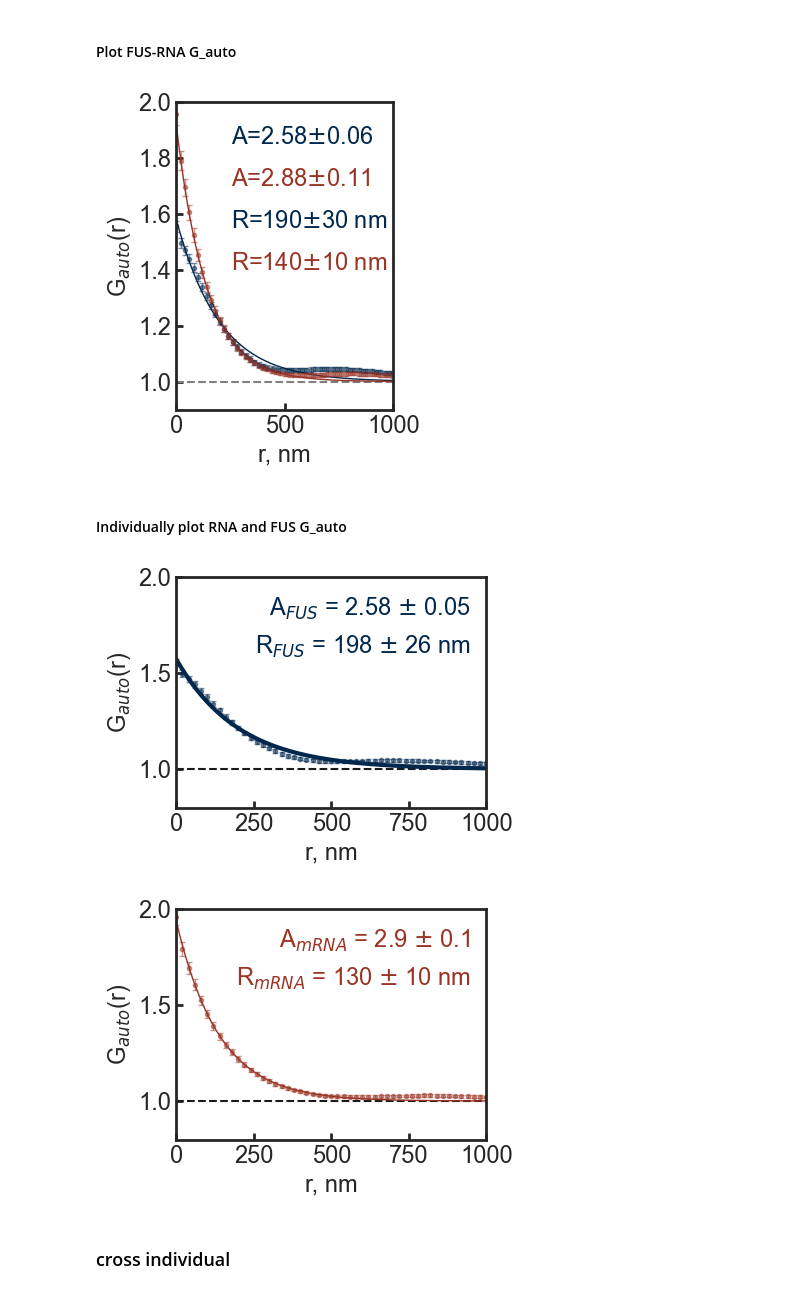
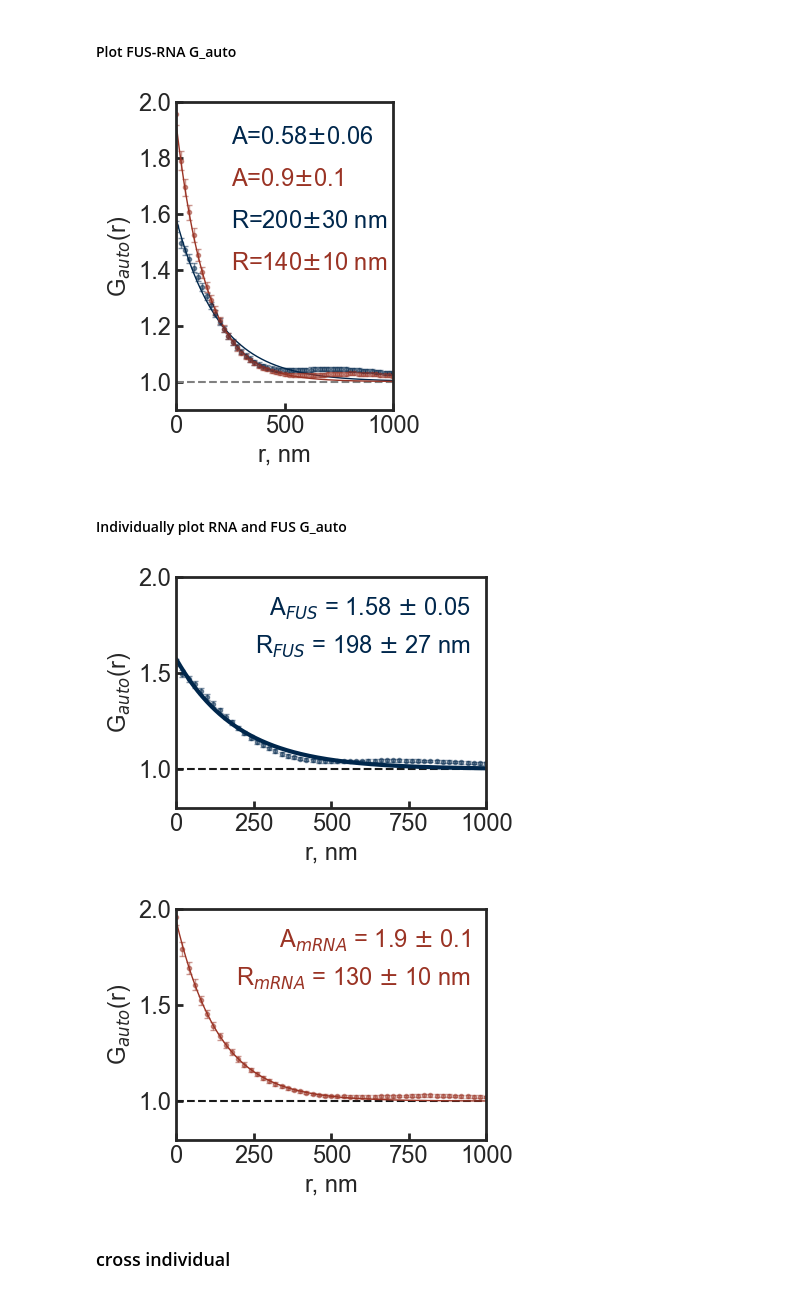
Before and after one commit to walterlab-um/intra_condensate_SPT, a Jupyter notebook: plot_paper_figure/Fig3_FL_FUS_ALEX_PCF.ipynb, the cells around one changed output. Drawn from its saved outputs; the diff is of its cells as text; code cells hidden in the pictures.

```diff
--- a/plot_paper_figure/Fig3_FL_FUS_ALEX_PCF.ipynb
+++ b/plot_paper_figure/Fig3_FL_FUS_ALEX_PCF.ipynb
@@ -111,7 +111,7 @@ def bootstrap(bins, lst_PCF_per_condensate, lst_N_locations, bs_size=30, bs_roun
         A, r0 = popt
         reduced_chi_square = red_chi(bins[1:], A, r0, weighted_mean[1:], weighted_std[1:])
 
-        lst_A.append(A+1)
+        lst_A.append(A)
         lst_r0.append(r0)
         lst_red_chi2.append(reduced_chi_square)
 
@@ -202,7 +202,7 @@ lst_A_FL, lst_r0_FL, lst_red_chi2_FL = bootstrap(
     lst_PCF_per_condensate,
     lst_N_locations,
     30,
-    3000,
+    5000,
 )
 ci_A = (np.percentile(lst_A_FL, 5), np.percentile(lst_A_FL, 95))
 bs_A_mean_FL = np.mean(ci_A)
@@ -228,7 +228,7 @@ lst_A_FUS, lst_r0_FUS, lst_red_chi2_FUS = bootstrap(
     lst_PCF_per_condensate,
     lst_N_locations,
     30,
-    3000,
+    5000,
 )
 ci_A = (np.percentile(lst_A_FUS, 5), np.percentile(lst_A_FUS, 95))
 bs_A_mean_FUS = np.mean(ci_A)
@@ -296,7 +296,7 @@ plt.text(
     left,
     top,
     r"A="
-    + "{:.2f}".format(round(bs_A_mean_FUS + 1, 2))
+    + "{:.2f}".format(round(bs_A_mean_FUS, 2))
     + r"$\pm$"
     + "{:.2f}".format(round(bs_A_err_FUS, 2)),
     fontsize=17,
@@ -307,9 +307,9 @@ plt.text(
     left,
     top - gap * 1,
     r"A="
-    + "{:.2f}".format(round(bs_A_mean_FL + 1, 2))
+    + "{:.1f}".format(round(bs_A_mean_FL, 1))
     + r"$\pm$"
-    + "{:.2f}".format(round(bs_A_err_FL, 2)),
+    + "{:.1f}".format(round(bs_A_err_FL, 1)),
     fontsize=17,
     color="#9a3324",
     horizontalalignment="left",
@@ -319,34 +319,34 @@ plt.text(
     top - gap * 2,
     r"R="
     + '{:.0f}'.format(round(bs_r0_mean_FUS) // 10 * 10) # round to tenth digit
     + r"$\pm$"
     + '{:.0f}'.format(round(bs_r0_err_FUS) // 10 * 10)
     + " nm",
     fontsize=17,
     color="#00274c",
     horizontalalignment="left",
 )
 plt.text(
     left,
     top - gap * 3,
     r"R="
     + '{:.0f}'.format(round(bs_r0_mean_FL) // 10 * 10) # round to tenth digit
     + r"$\pm$"
     + '{:.0f}'.format(round(bs_r0_err_FL) // 10 * 10)
     + " nm",
     fontsize=17,
     color="#9a3324",
     horizontalalignment="left",
 )
 
 plt.savefig(
     "autoFUS-autoRNA_PCF_" + switch_perLoc_perTrack + "_weighted_mean_SEM.png",
     format="png",
     bbox_inches="tight",
     dpi=300,
 )
 # %% [output]
-[figure, old version]
+[figure, new version]
 # %% [markdown]
 #### Individually plot RNA and FUS G_auto
 # %%
@@ -440,7 +440,7 @@ plt.savefig(
     dpi=300,
 )
 # %% [output]
-[figure, old version]
+[figure, new version]
 # %%
 # Calculate the weighted mean, STD, SEM
 lst_PCF_per_condensate = dict_toplot["lst_auto_PCF_RNA"]
@@ -531,7 +531,7 @@ plt.savefig(
     dpi=300,
 )
 # %% [output]
-[figure, old version]
+[figure, new version]
 # %% [markdown]
 ### cross individual
 # %%
```
Also changed, not shown: parts of 6 cells of this notebook.
